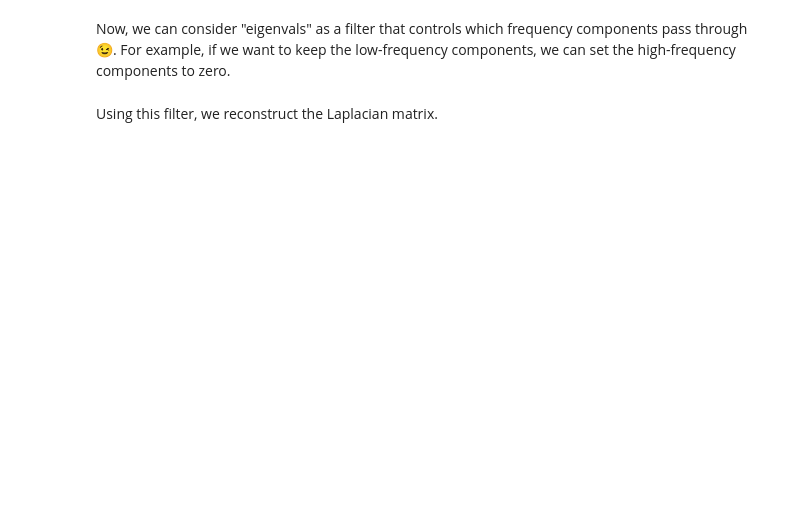
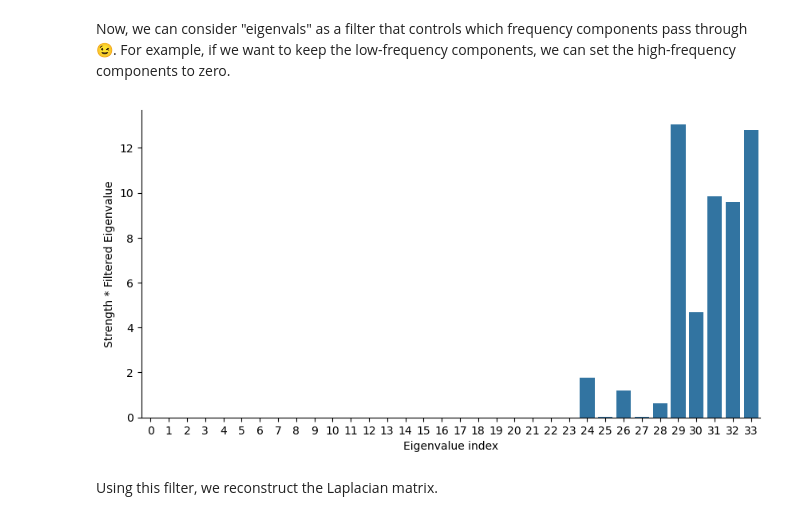
Before and after one commit to skojaku/adv-net-sci, a Jupyter notebook: notebooks/exercise-m09-graph-neural-net.ipynb, the cells around one changed output. Cells and saved outputs as stored; diff of their text form; code cells hidden in the pictures; blank space fills up the shorter version.

```diff
--- a/notebooks/exercise-m09-graph-neural-net.ipynb
+++ b/notebooks/exercise-m09-graph-neural-net.ipynb
@@ -279,17 +298,19 @@ plt.show()
 Now, we can consider "eigenvals" as a filter that controls which frequency components pass through 😉. For example, if we want to keep the low-frequency components, we can set the high-frequency components to zero.
 # %%
 eigvals_filtered = eigvals.copy()
-eigvals_filtered[:10] *= 10
-eigvals_filtered[10:] = 0
+eigvals_filtered[:-10] = 0
+eigvals_filtered[-10:] = 10
 
 fig, ax = plt.subplots(figsize=(10, 5))
 sns.barplot(x=range(len(eigvals)), y=strength * eigvals_filtered)
 
 ax.set_xlabel("Eigenvalue index")
 
 ax.set_ylabel("Strength * Filtered Eigenvalue")
 sns.despine()
 plt.show()
+# %% [output]
+[figure, added]
 # %% [markdown]
 Using this filter, we reconstruct the Laplacian matrix.
 # %%
```
Also changed, not shown: parts of 30 cells of this notebook, 3 other files.
